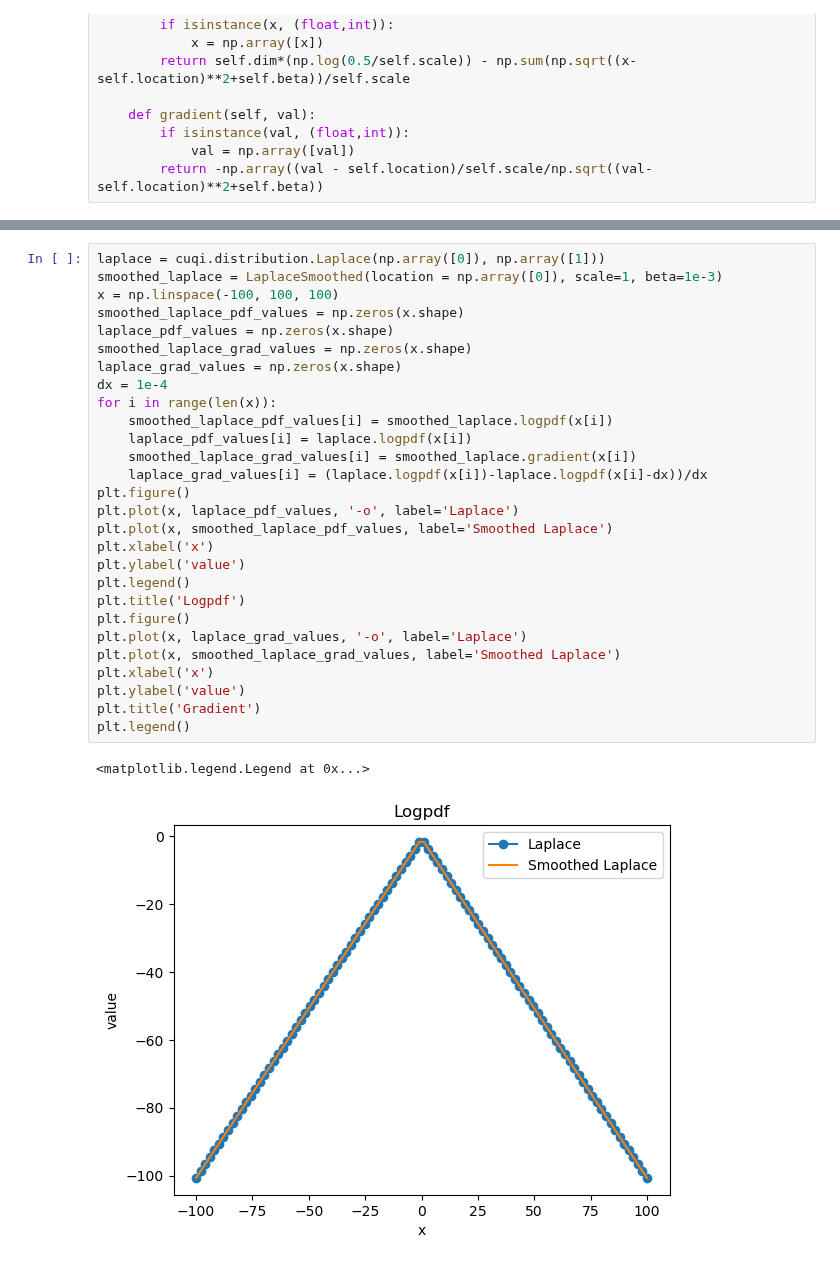
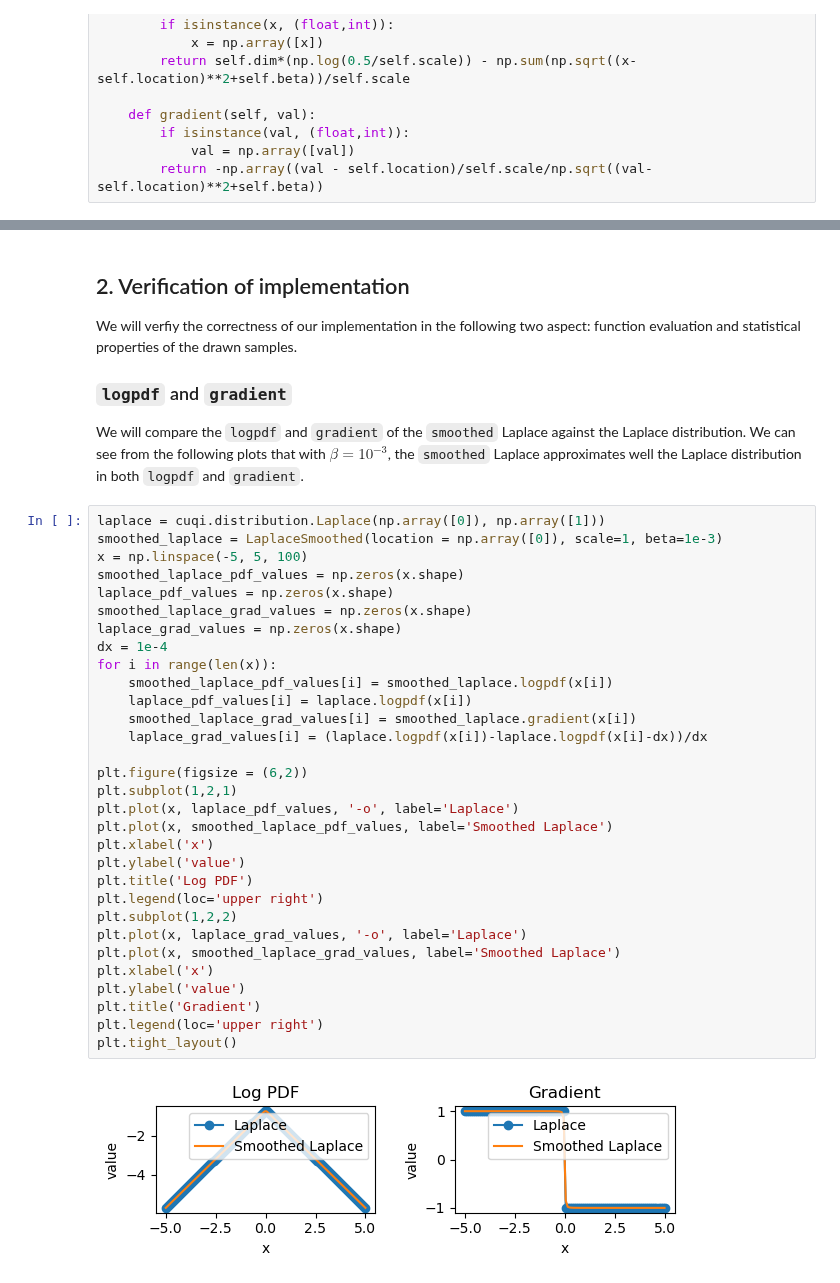
Before and after one commit to CUQI-DTU/CUQIpy-User-Showcase, a Jupyter notebook: 007_smoothed_Laplace/smoothed_laplace.ipynb, the cells around one changed output, grey strips where cells are left out. Drawn from its saved outputs; the diff is of its cells as text.

```diff
--- a/007_smoothed_Laplace/smoothed_laplace.ipynb
+++ b/007_smoothed_Laplace/smoothed_laplace.ipynb
@@ -56,31 +61,40 @@ Comparison of `logpdf` and `gradient` of the smoothed Laplace distribution again
+# %% [markdown]
+## 2. Verification of implementation
+
+We will verfiy the correctness of our implementation in the following two aspect: function evaluation and statistical properties of the drawn samples.
+
+### `logpdf` and `gradient`
+We will compare the `logpdf` and `gradient` of the `smoothed` Laplace against the Laplace distribution. We can see from the following plots that with $\beta=10^{-3}$, the `smoothed` Laplace approximates well the Laplace distribution in both `logpdf` and `gradient`.
 # %%
 laplace = cuqi.distribution.Laplace(np.array([0]), np.array([1]))
 smoothed_laplace = LaplaceSmoothed(location = np.array([0]), scale=1, beta=1e-3)
-x = np.linspace(-100, 100, 100)
+x = np.linspace(-5, 5, 100)
 smoothed_laplace_pdf_values = np.zeros(x.shape)
 laplace_pdf_values = np.zeros(x.shape)
 smoothed_laplace_grad_values = np.zeros(x.shape)
 laplace_grad_values = np.zeros(x.shape)
 dx = 1e-4
 for i in range(len(x)):
     smoothed_laplace_pdf_values[i] = smoothed_laplace.logpdf(x[i])
     laplace_pdf_values[i] = laplace.logpdf(x[i])
     smoothed_laplace_grad_values[i] = smoothed_laplace.gradient(x[i])
     laplace_grad_values[i] = (laplace.logpdf(x[i])-laplace.logpdf(x[i]-dx))/dx
-plt.figure()
+
+plt.figure(figsize = (6,2))
+plt.subplot(1,2,1)
 plt.plot(x, laplace_pdf_values, '-o', label='Laplace')
 plt.plot(x, smoothed_laplace_pdf_values, label='Smoothed Laplace')
 plt.xlabel('x')
 plt.ylabel('value')
-plt.legend()
-plt.title('Logpdf')
-plt.figure()
+plt.title('Log PDF')
+plt.legend(loc='upper right')
+plt.subplot(1,2,2)
 plt.plot(x, laplace_grad_values, '-o', label='Laplace')
 plt.plot(x, smoothed_laplace_grad_values, label='Smoothed Laplace')
 plt.xlabel('x')
 plt.ylabel('value')
 plt.title('Gradient')
-plt.legend()
+plt.legend(loc='upper right')
+plt.tight_layout()
 # %% [output]
-<matplotlib.legend.Legend at 0x...>
-[figure, old version]
+[figure, new version]
```
Also changed, not shown: parts of 28 cells of this notebook.
